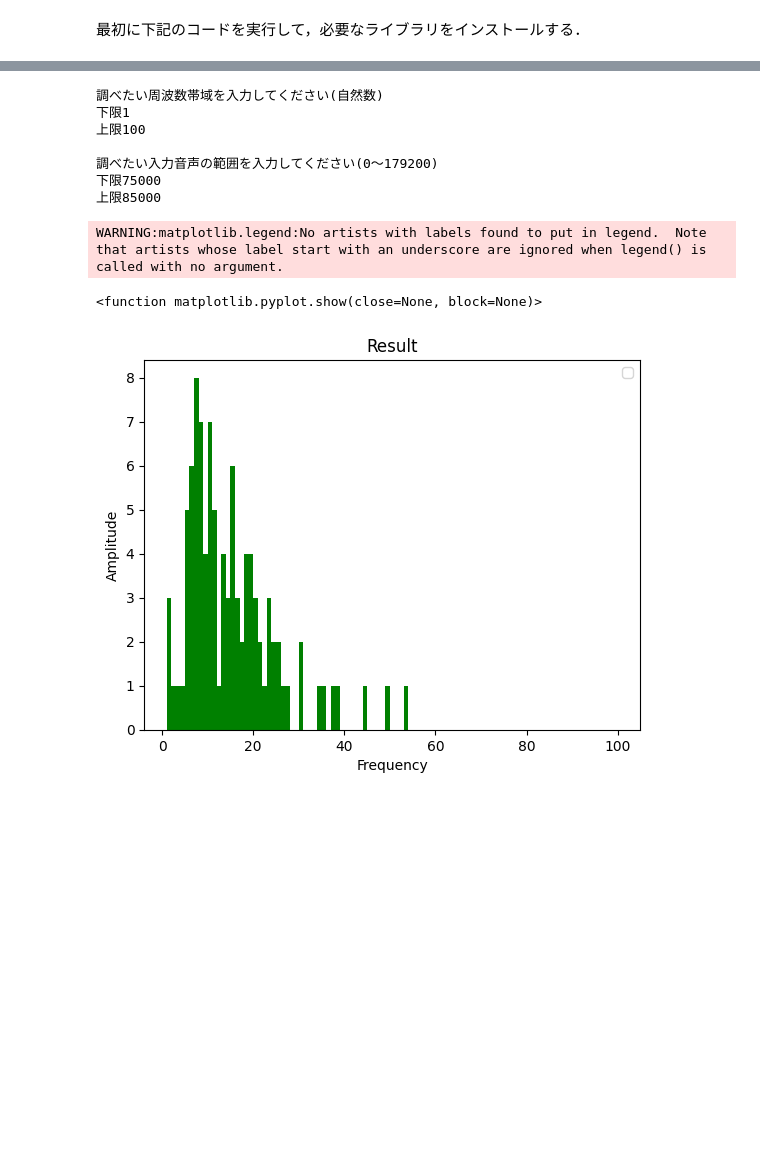
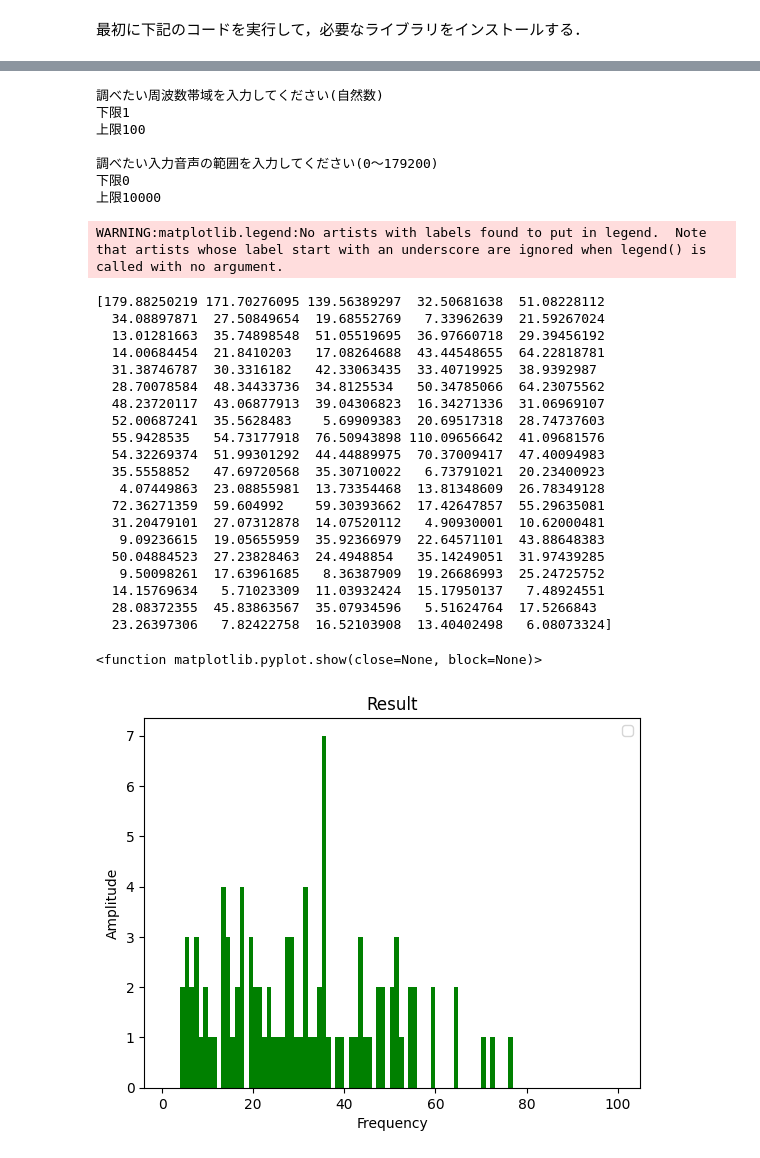
Before and after one commit to Ryoma-HCU/Prog2kakushin, a Jupyter notebook: work2.ipynb, the cells around one changed output, grey strips where cells are left out. Saved outputs shown, nothing was run; the diff lists cells and outputs as text; code cells hidden in the pictures; blank space fills up the shorter version.

```diff
--- a/work2.ipynb
+++ b/work2.ipynb
@@ -39,42 +36,64 @@ amp = np.array([])
 
 #数値エラー処理(自然数・上限下限逆)・できればHz変換
 print("調べたい周波数帯域を入力してください(自然数)")
 band_low = int(input("下限"))
 band_up = int(input("上限"))
 print()
 print("調べたい入力音声の範囲を入力してください(0～"+str(len(f))+")")
 range_low = int(input("下限"))
 range_up = int(input("上限"))
 print()
 
 # 周波数領域グラフ出力
 T = range_up - range_low
 for n in range(band_low, band_up+1):
-  a_n = 0
-  b_n = 0
+  scos_n = 0
+  ssin_n = 0
   for x in range(range_low, range_up):
-    a_n += np.cos(2*n*x*np.pi/T)*(f[x]+f[x+1])/2
-    b_n += np.sin(2*n*x*np.pi/T)*(f[x]+f[x+1])/2
-  a_n = a_n*2/T
-  b_n = b_n*2/T
-  amp = np.append(amp, np.sqrt(a_n**2+b_n**2))
+    scos_n += np.cos(2*n*x*np.pi/T)*(f[x]+f[x+1])/2
+    ssin_n += np.sin(2*n*x*np.pi/T)*(f[x]+f[x+1])/2
+  a_n = scos_n * 2/T
+  b_n = ssin_n * 2/T
+  amp = np.append(amp, np.sqrt(a_n**2 + b_n**2))
 
-#範囲みやすく・最大振れ幅/周波数表示
+print(amp)
+
+#範囲みやすく・最大振れ幅/周波数表示・label・ヒストグラム振幅値と合ってない
 plt.hist(amp, range=(band_low, band_up), bins=(int(band_up)-int(band_low)), label="", color="g")
 plt.legend()
 plt.title("Result")
 plt.xlabel("Frequency")
 plt.ylabel("Amplitude")
 plt.show
 # %% [output]
 [figure]
 調べたい周波数帯域を入力してください(自然数)
 下限1
 上限100
 
 調べたい入力音声の範囲を入力してください(0～179200)
-下限75000
-上限85000
+下限0
+上限10000
 WARNING:matplotlib.legend:No artists with labels found to put in legend.  Note that artists whose label start with an underscore are ignored when legend() is called with no argument.
-<function matplotlib.pyplot.show(close=None, block=None)>
+[179.88250219 171.70276095 139.56389297  32.50681638  51.08228112
+  34.08897871  27.50849654  19.68552769   7.33962639  21.59267024
+  13.01281663  35.74898548  51.05519695  36.97660718  29.39456192
+  14.00684454  21.8410203   17.08264688  43.44548655  64.22818781
+  31.38746787  30.3316182   42.33063435  33.40719925  38.9392987
+  28.70078584  48.34433736  34.8125534   50.34785066  64.23075562
+  48.23720117  43.06877913  39.04306823  16.34271336  31.06969107
+  52.00687241  35.5628483    5.69909383  20.69517318  28.74737603
+  55.9428535   54.73177918  76.50943898 110.09656642  41.09681576
+  54.32269374  51.99301292  44.44889975  70.37009417  47.40094983
+  35.5558852   47.69720568  35.30710022   6.73791021  20.23400923
+   4.07449863  23.08855981  13.73354468  13.81348609  26.78349128
+  72.36271359  59.604992    59.30393662  17.42647857  55.29635081
+  31.20479101  27.07312878  14.07520112   4.90930001  10.62000481
+   9.09236615  19.05655959  35.92366979  22.64571101  43.88648383
+  50.04884523  27.23828463  24.4948854   35.14249051  31.97439285
+   9.50098261  17.63961685   8.36387909  19.26686993  25.24725752
+  14.15769634   5.71023309  11.03932424  15.17950137   7.48924551
+  28.08372355  45.83863567  35.07934596   5.51624764  17.5266843
+  23.26397306   7.82422758  16.52103908  13.40402498   6.08073324]
+<function matplotlib.pyplot.show(close=None, block=None)>
-[figure, old version]
+[figure, new version]
```
Also changed, not shown: parts of 1 cell of this notebook.
